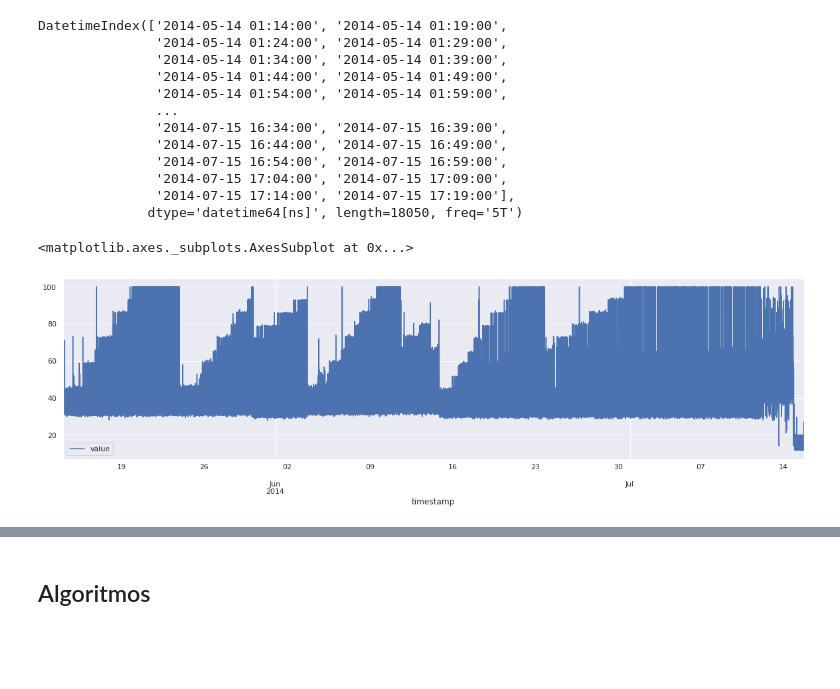
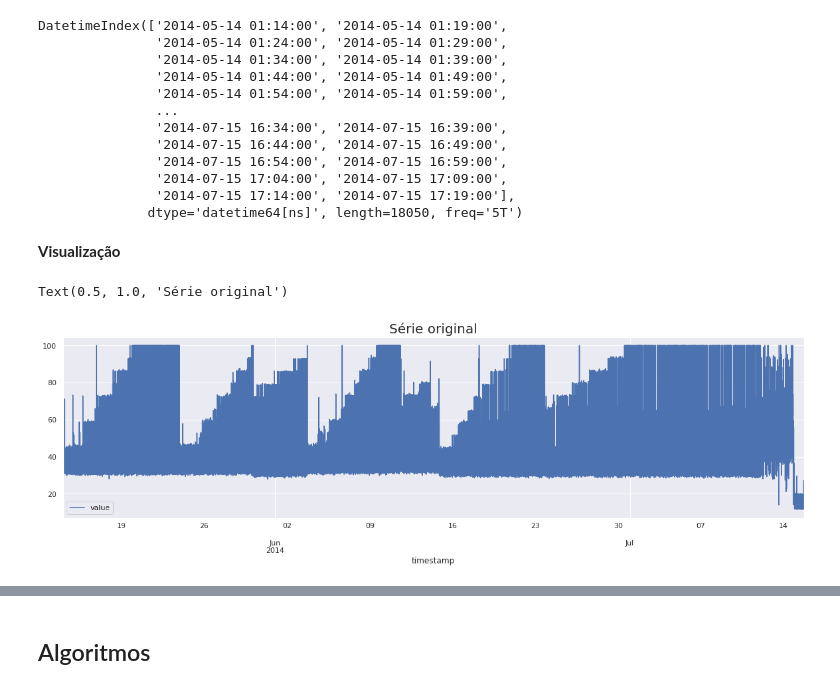
Before and after one commit to Fillipedem/Comparacao-algoritmos-de-deteccao-de-anomalias, a Jupyter notebook: 2 - Cpu Utilization Asg Misconfiguration.ipynb, the cells around one changed output, grey strips where cells are left out. Saved outputs shown, nothing was run; the diff lists cells and outputs as text; code cells hidden in the pictures; blank space fills up the shorter version.

```diff
--- a/2 - Cpu Utilization Asg Misconfiguration.ipynb
+++ b/2 - Cpu Utilization Asg Misconfiguration.ipynb
@@ -59,8 +61,11 @@ DatetimeIndex(['2014-05-14 01:14:00', '2014-05-14 01:19:00',
                '2014-07-15 17:04:00', '2014-07-15 17:09:00',
                '2014-07-15 17:14:00', '2014-07-15 17:19:00'],
               dtype='datetime64[ns]', length=18050, freq='5T')
+# %% [markdown]
+**Visualização**
 # %%
-df_raw.plot(figsize=(20, 5))
+df_raw.plot(figsize=(20, 5));
+plt.title('Série original', fontsize=20)
 # %% [output]
-<matplotlib.axes._subplots.AxesSubplot at 0x...>
+Text(0.5, 1.0, 'Série original')
-[figure, old version]
+[figure, new version]
```
Also changed, not shown: parts of 32 cells of this notebook, 4 other files.
